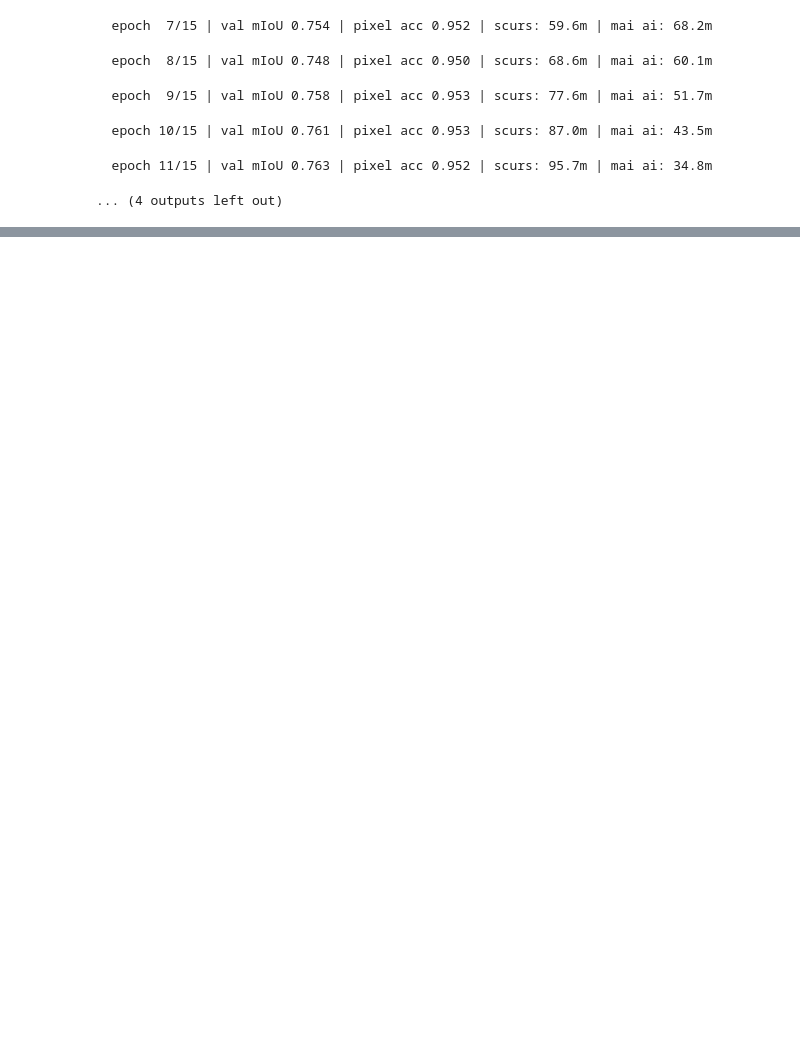
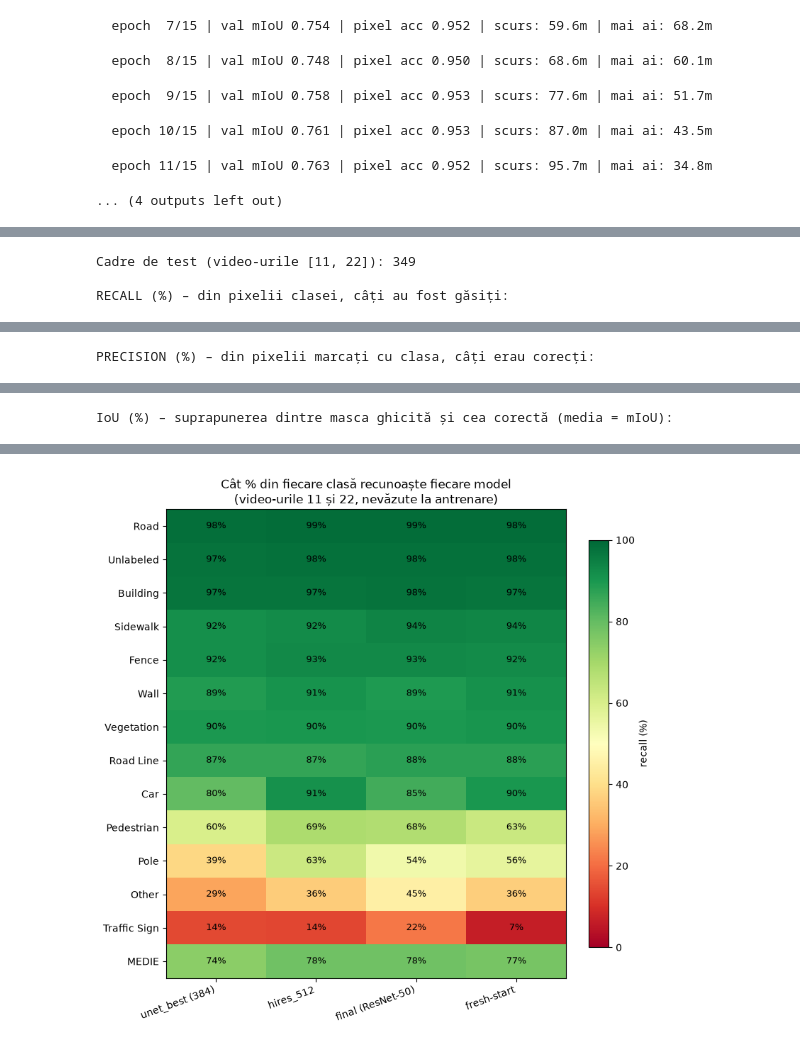
Before and after one commit to ILR-P/KBS, a Jupyter notebook: Project 8 - cruise control.ipynb, the cells around one changed output, grey strips where cells are left out. Saved outputs shown, nothing was run; the diff lists cells and outputs as text; code cells hidden in the pictures; blank space fills up the shorter version.

Commit message:
Add per-class comparison of the key models on videos unseen by all of them
Co-Authored-By: Claude Opus 5.5 <noreply@anthropic.com>

```diff
--- a/Project 8 - cruise control.ipynb
+++ b/Project 8 - cruise control.ipynb
@@ -813,0 +835,76 @@ except torch.cuda.OutOfMemoryError:
+# %%
+import os, numpy as np, pandas as pd, torch, matplotlib.pyplot as plt
+import segmentation_models_pytorch as smp
+
+CLASSES = pd.read_csv(os.path.join("data", "classes_rgb_values.csv"))["semantic_class"].tolist()
+N = len(CLASSES)
+MEAN = np.array([0.485, 0.456, 0.406], np.float32); STD = np.array([0.229, 0.224, 0.225], np.float32)
+dev = "cuda" if torch.cuda.is_available() else "cpu"
+
+COMMON = [11, 22]    # video-uri pe care niciun model nu s-a antrenat
+MODELS = [  # (nume scurt, fișier, encoder, lățimea imaginii)
+    ("unet_best (384)",   "unet_best.pth",       "resnet34", 384),
+    ("hires_512",         "model_hires_512.pth", "resnet34", 512),
+    ("final (ResNet-50)", "model_final.pth",     "resnet50", 512),
+    ("fresh-start",       "unet_v2_best.pth",    "resnet34", 512),
+]
+CACHES = {384: os.path.join("data", "cache_384x288_step2.npz"), 512: os.path.join("data", "cache_512x384_step2.npz")}
+
+def confusion_matrix_for(model, X, Y, idx):
+    cm = torch.zeros(N * N, dtype=torch.long, device=dev)
+    with torch.no_grad():
+        for s in range(0, len(idx), 8):                       # câte 8 imagini odată
+            b = idx[s:s + 8]
+            x = torch.from_numpy(((X[b].astype(np.float32) / 255 - MEAN) / STD).transpose(0, 3, 1, 2)).to(dev)
+            y = torch.from_numpy(Y[b].astype(np.int64)).to(dev)
+            pred = model(x).argmax(1); keep = y != 255
+            cm += torch.bincount(N * y[keep] + pred[keep], minlength=N * N)
+    return cm.reshape(N, N).cpu().numpy()
+
+recall, precision, iou = {}, {}, {}
+loaded_res = None
+for name, ckpt, enc, w in MODELS:
+    if not os.path.exists(ckpt):
+        print(f"Lipsește {ckpt} – sar peste {name}"); continue
+    if loaded_res != w:                                       # încărcăm imaginile la rezoluția potrivită
+        d = np.load(CACHES[w]); Xc, Yc, Vc = d["X"], d["Y"], d["V"]; loaded_res = w
+        idx = np.where(np.isin(Vc, COMMON))[0]
+    model = smp.Unet(enc, encoder_weights=None, classes=N)
+    model.load_state_dict(torch.load(ckpt, map_location=dev)); model.to(dev).eval()
+    cm = confusion_matrix_for(model, Xc, Yc, idx)
+    tp = np.diag(cm).astype(float)
+    recall[name]    = tp / cm.sum(1) * 100
+    precision[name] = tp / cm.sum(0) * 100
+    iou[name]       = tp / (cm.sum(0) + cm.sum(1) - tp) * 100
+    del model; torch.cuda.empty_cache()
+print(f"Cadre de test (video-urile {COMMON}): {len(idx)}")
+
+def table(d):
+    t = pd.DataFrame(d, index=CLASSES)
+    t.loc["MEDIE"] = t.mean()
+    return t.round(1)
+
+rec_t, prec_t, iou_t = table(recall), table(precision), table(iou)
+print("\nRECALL (%) – din pixelii clasei, câți au fost găsiți:")
+display(rec_t)
+print("PRECISION (%) – din pixelii marcați cu clasa, câți erau corecți:")
+display(prec_t)
+print("IoU (%) – suprapunerea dintre masca ghicită și cea corectă (media = mIoU):")
+display(iou_t)
+
+# Hartă de culori: verde = clasa e găsită bine, roșu = clasa e găsită prost
+order = rec_t.drop("MEDIE").mean(axis=1).sort_values(ascending=False).index.tolist() + ["MEDIE"]
+show = rec_t.loc[order]
+fig, ax = plt.subplots(figsize=(8, 8))
+im = ax.imshow(show.values, cmap="RdYlGn", vmin=0, vmax=100, aspect="auto")
+ax.set_xticks(range(show.shape[1]), show.columns, rotation=20, ha="right"); ax.set_yticks(range(len(order)), order)
+for r in range(show.shape[0]):
+    for c in range(show.shape[1]):
+        ax.text(c, r, f"{show.values[r, c]:.0f}%", ha="center", va="center", fontsize=9)
+plt.colorbar(im, fraction=0.046, label="recall (%)")
+ax.set_title("Cât % din fiecare clasă recunoaște fiecare model\n(video-urile 11 și 22, nevăzute la antrenare)")
+plt.tight_layout(); plt.show()
+# %% [output]
+Cadre de test (video-urile [11, 22]): 349
+
+RECALL (%) – din pixelii clasei, câți au fost găsiți:
@@ -813,0 +926 @@ except torch.cuda.OutOfMemoryError:
+PRECISION (%) – din pixelii marcați cu clasa, câți erau corecți:
@@ -813,0 +942 @@ except torch.cuda.OutOfMemoryError:
+IoU (%) – suprapunerea dintre masca ghicită și cea corectă (media = mIoU):
@@ -813,0 +958 @@ except torch.cuda.OutOfMemoryError:
+[figure, added]
```
Also changed, not shown: parts of 3 cells of this notebook.
